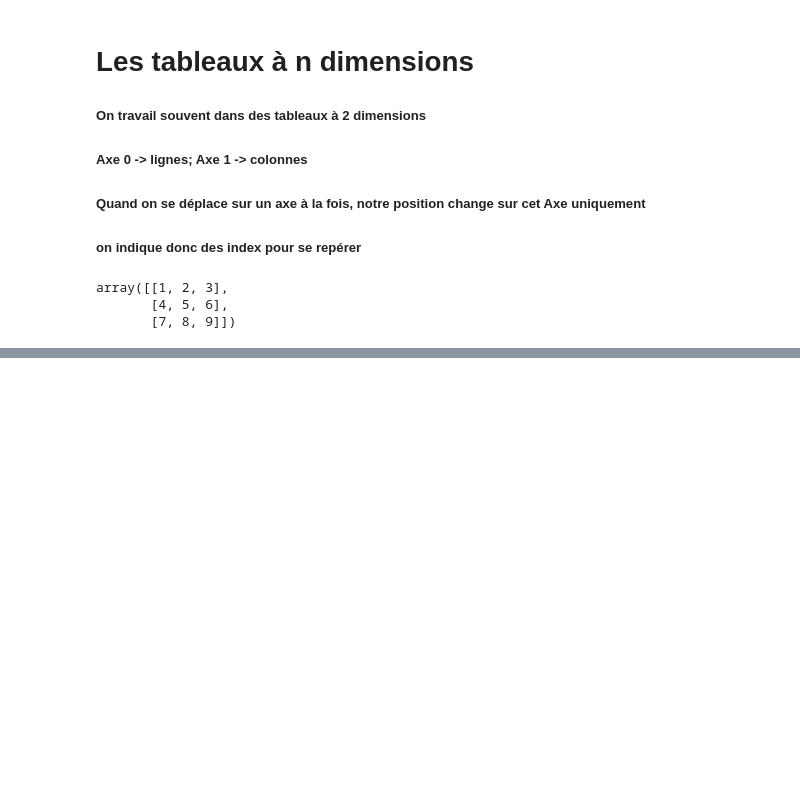
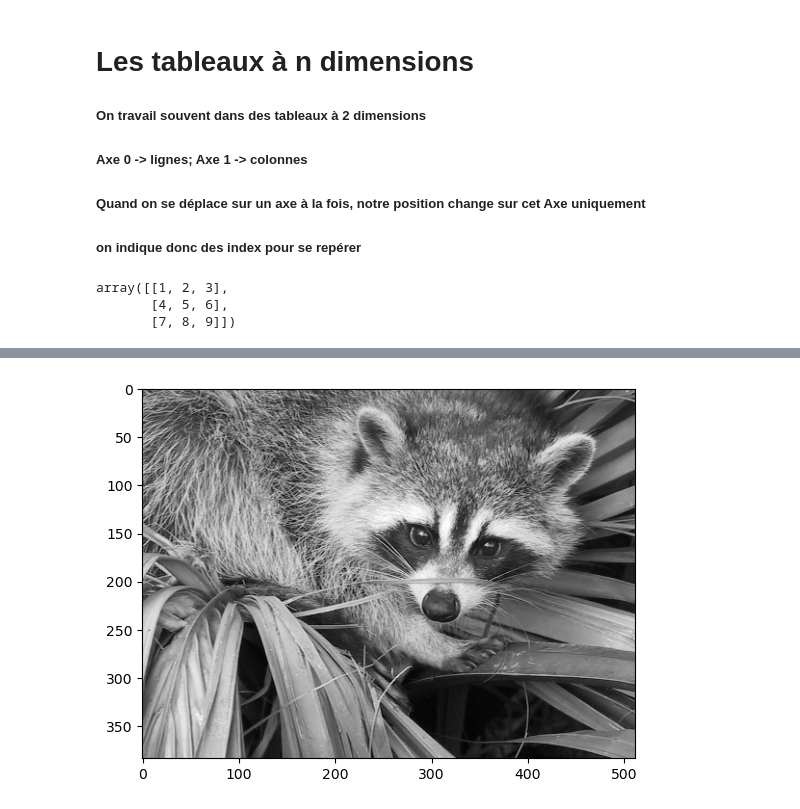
Before and after one commit to FaroukLeCheval/Train_Python_Programms, a Jupyter notebook: Cours_Indexing_Slicing_Masking.ipynb, the cells around one changed output, grey strips where cells are left out. Cells and saved outputs as stored; diff of their text form; code cells hidden in the pictures; blank space fills up the shorter version.

```diff
--- a/Cours_Indexing_Slicing_Masking.ipynb
+++ b/Cours_Indexing_Slicing_Masking.ipynb
@@ -21,0 +236,10 @@ A[1,1]
+# %%
+# Réduction de moitié le poids de l'image sans perdre de sa qualité (compréssion d'image)
+face = misc.face(gray = True)
+# %%
+face = face[::2, ::2]
+
+plt.imshow(face, cmap= plt.cm.gray) # on importe l'image en gris pour que ce soit plus facile
+plt.show()
+# %% [output]
+[figure, added]
```
Also changed, not shown: parts of 30 cells of this notebook, 1 other file.
